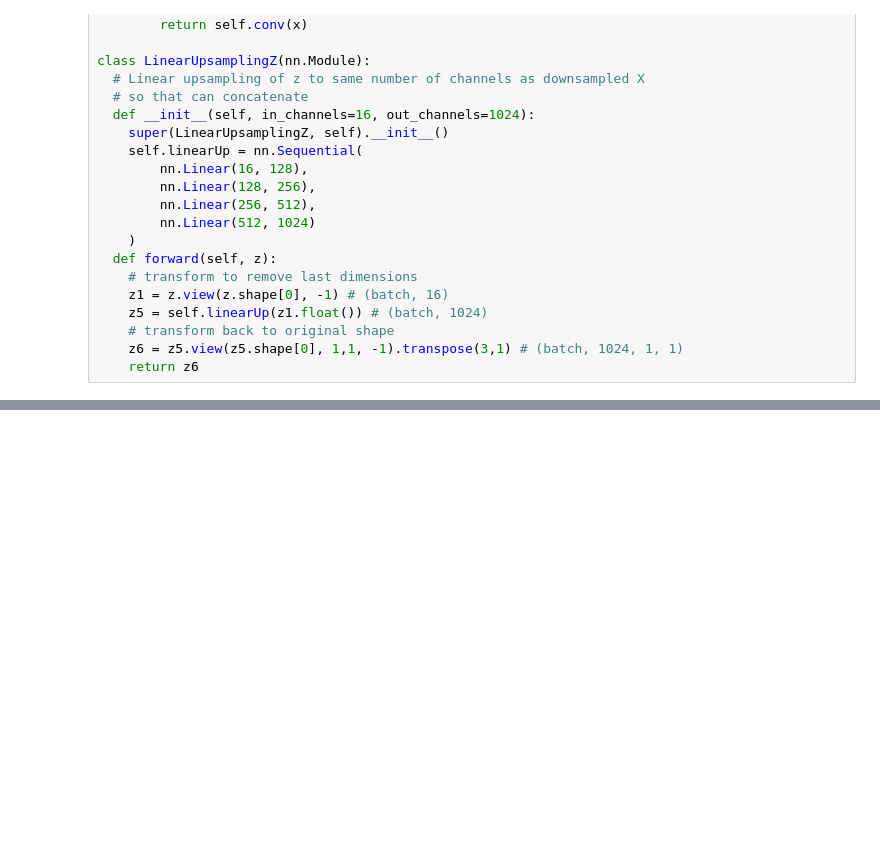
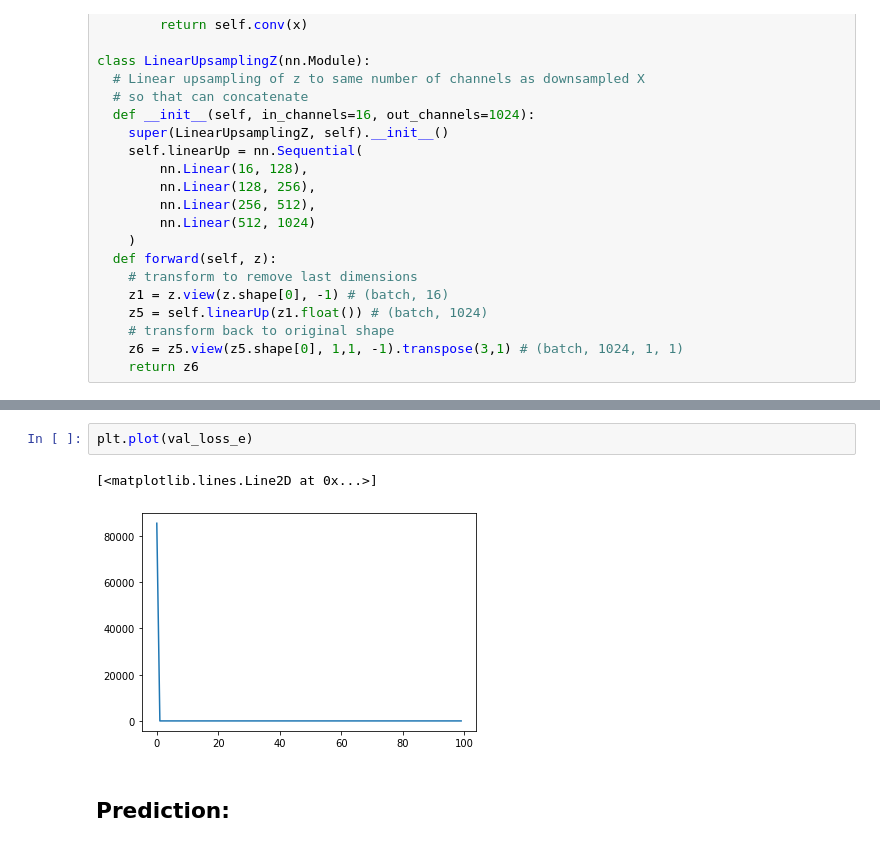
Before and after one commit to marvande/Antarctica-RCM-Emulator, a Jupyter notebook: Copy_of_pytorch_ML.ipynb, the cells around one changed output, grey strips where cells are left out. Cells and saved outputs as stored; diff of their text form; blank space fills up the shorter version.

```diff
--- a/Copy_of_pytorch_ML.ipynb
+++ b/Copy_of_pytorch_ML.ipynb
@@ -777,0 +997,7 @@ class UNet(nn.Module):
+# %%
+plt.plot(val_loss_e)
+# %% [output]
+[<matplotlib.lines.Line2D at 0x...>]
+[figure, added]
+# %% [markdown]
+## Prediction:
```
Also changed, not shown: parts of 22 cells of this notebook.
